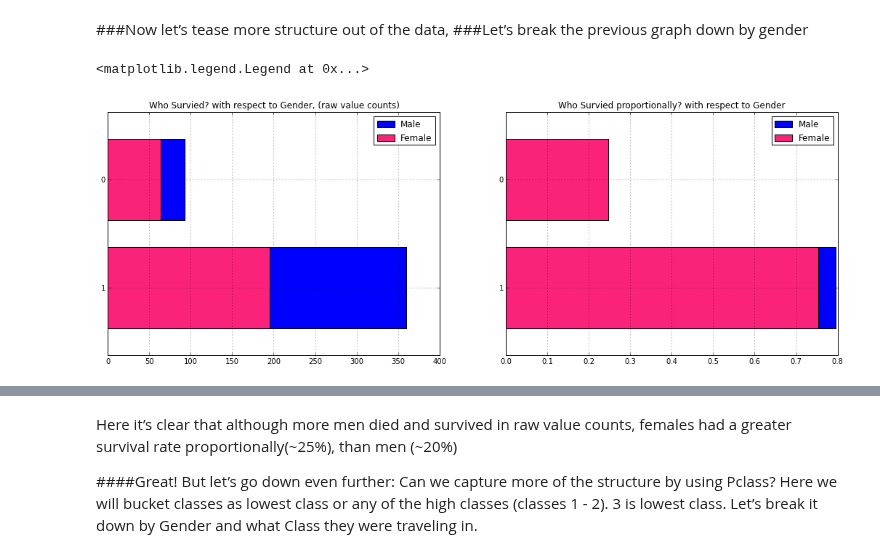
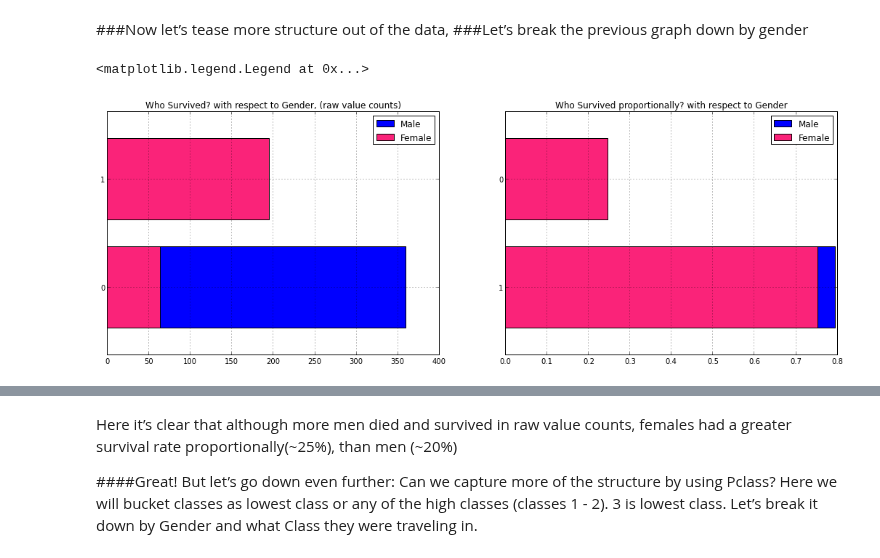
Before and after one commit to agconti/kaggle-titanic, a Jupyter notebook: Titanic.ipynb, the cells around one changed output, grey strips where cells are left out. Saved outputs shown, nothing was run; the diff lists cells and outputs as text; code cells hidden in the pictures.

Commit message:
Fixed a misrepresentation issue in gender-survival graphs. Added a piece of codes to plot gender-survival info in stacked bar charts.

```diff
--- a/Titanic.ipynb
+++ b/Titanic.ipynb
@@ -183,19 +185,22 @@ title("Survival Breakdown (1 = Survived, 0 = Died)")
 # %%
 fig = plt.figure(figsize=(18,6))
 
 #create a plot of two subsets, male and female, of the survived variable.
 #After we do that we call value_counts() so it can be easily plotted as a bar graph.
 #'barh' is just a horizontal bar graph
+df_male = df.survived[df.sex == 'male'].value_counts().sort_index()
+df_female = df.survived[df.sex == 'female'].value_counts().sort_index()
+
 fig.add_subplot(121)
-df.survived[df.sex == 'male'].value_counts().plot(kind='barh',label='Male')
-df.survived[df.sex == 'female'].value_counts().plot(kind='barh', color='#FA2379',label='Female')
+df_male.plot(kind='barh',label='Male')
+df_female.plot(kind='barh', color='#FA2379',label='Female')
 title("Who Survived? with respect to Gender, (raw value counts) "); legend(loc='best')
 
 #adjust graph to display the proportions of survival by gender
 fig.add_subplot(122)
 (df.survived[df.sex == 'male'].value_counts()/float(df.sex[df.sex == 'male'].size)).plot(kind='barh',label='Male')
 (df.survived[df.sex == 'female'].value_counts()/float(df.sex[df.sex == 'female'].size)).plot(kind='barh', color='#FA2379',label='Female')
 title("Who Survived proportionally? with respect to Gender"); legend(loc='best')
 # %% [output]
 <matplotlib.legend.Legend at 0x...>
-[figure, old version]
+[figure, new version]
```
Also changed, not shown: parts of 4 cells of this notebook.
